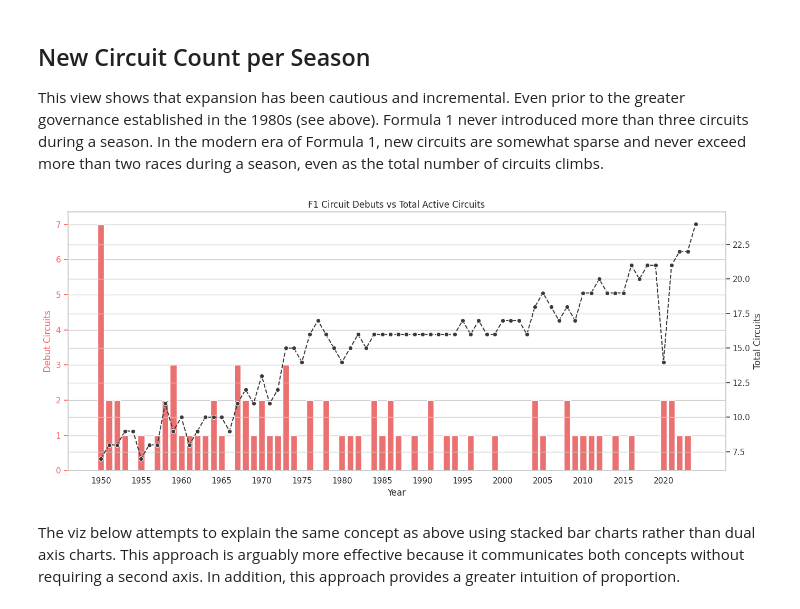
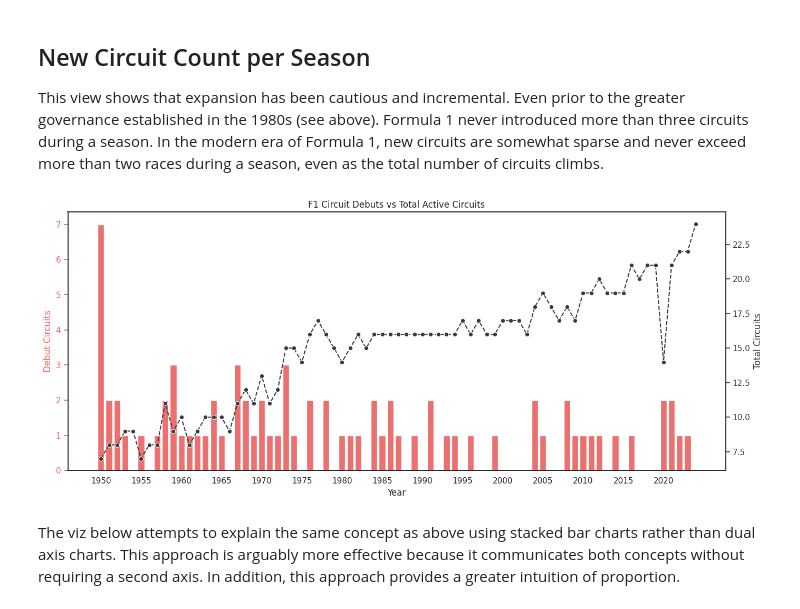
Before and after one commit to davidgoins236/data_viz_final_project, a Jupyter notebook: data_viz_final_project.ipynb, the cells around one changed output. Cells and saved outputs as stored; diff of their text form; code cells hidden in the pictures.

```diff
--- a/data_viz_final_project.ipynb
+++ b/data_viz_final_project.ipynb
@@ -142,7 +142,7 @@ This time series plot is designed to show the expansion of the number of races o
 plt_df = races.groupby(['year']).agg(race_count=('raceId', 'count')).reset_index()
 
 # Set theme and figsize
-sns.set_theme(style="whitegrid")
+sns.set_theme(style="white")
 plt.figure(figsize=(12, 6))
 
 line_plot = sns.lineplot(data=plt_df, x='year', y='race_count', marker='o', linewidth=2,color=f1_color_palette['Soft Red'])
@@ -196,7 +196,7 @@ plt_df1 = plt_df1.merge(plt_df2, how = 'left', left_on = 'year',right_on='min_ye
 
 
 # Step 2: Set up Seaborn theme and plot
-sns.set_theme(style="whitegrid")
+sns.set_theme(style="white")
 fig, ax1 = plt.subplots(figsize=(14, 6))
 
 # Step 3: Bar chart for circuit debuts (left axis)
@@ -205,34 +205,34 @@ sns.barplot(
     x='year',
     y='circuit_debut_count',
     color=f1_color_palette["Soft Red"],
     ax=ax1
 )
 ax1.set_ylabel("Debut Circuits", color=f1_color_palette["Soft Red"])
 ax1.tick_params(axis='y', colors=f1_color_palette["Soft Red"])
 ax1.set_xlabel("Year")
 
 # Step 4: Line plot for total circuits (right axis)
 ax2 = ax1.twinx()
 sns.lineplot(
     data=plt_df1,
     x='year',
     y='circuit_count',
     color=f1_color_palette["Track Asphalt"],
     linestyle='--',
     marker='o',
     ax=ax2
 )
 ax2.set_ylabel("Total Circuits", color=f1_color_palette["Track Asphalt"])
 ax2.tick_params(axis='y', colors=f1_color_palette["Track Asphalt"])
 
 # Step 5: Final formatting
 plt.title("F1 Circuit Debuts vs Total Active Circuits")
 plt.xticks(rotation=45)
 ax1.xaxis.set_major_locator(ticker.MultipleLocator(5)) #label every 5th year to reduce clutter
 plt.tight_layout()
 plt.show()
 # %% [output]
-[figure, old version]
+[figure, new version]
 # %% [markdown]
 The viz below attempts to explain the same concept as above using stacked bar charts rather than dual axis charts. This approach is arguably more effective because it communicates both concepts without requiring a second axis. In addition, this approach provides a greater intuition of proportion.
 # %%
```
Also changed, not shown: parts of 3 cells of this notebook.
